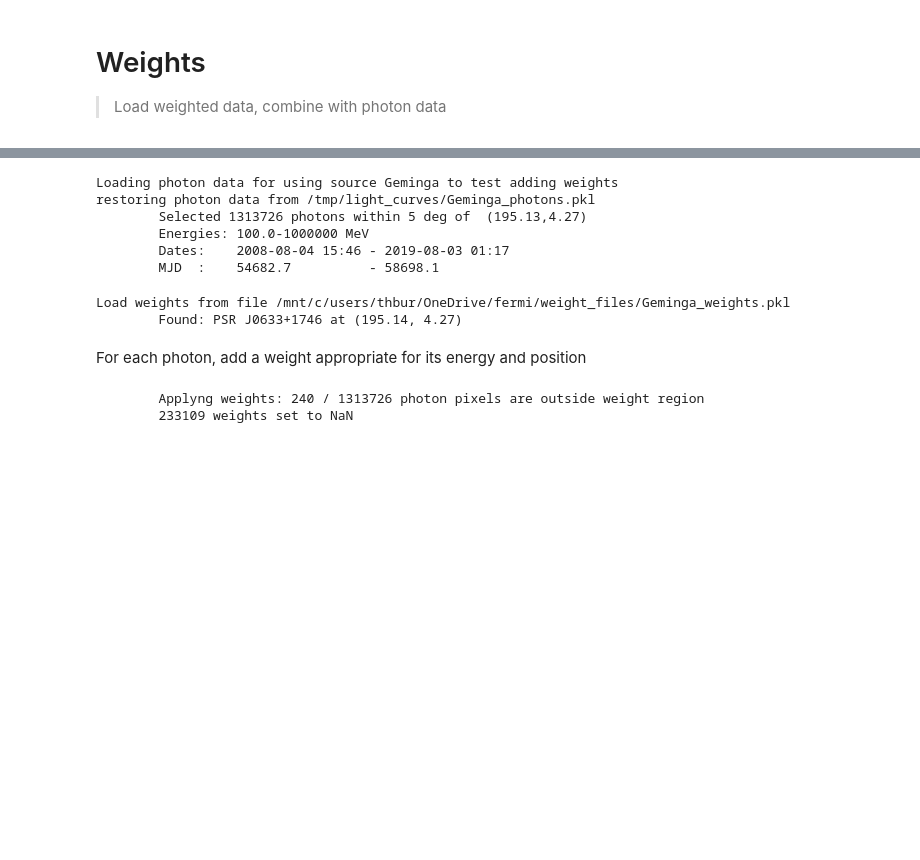
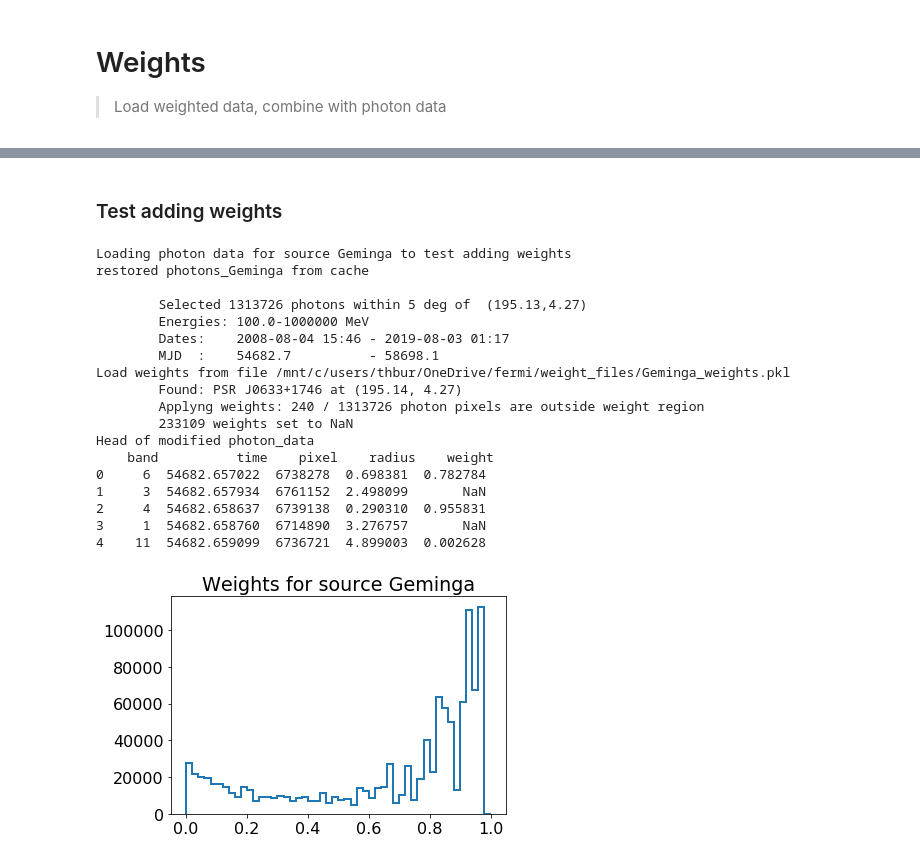
Before and after one commit to tburnett/light_curves, a Jupyter notebook: nbs/05_weights.ipynb, the cells around one changed output, grey strips where cells are left out. Cells and saved outputs as stored; diff of their text form; code cells hidden in the pictures; blank space fills up the shorter version.

Commit message:
amore cleanup, Cache improved, bb plots now

```diff
--- a/nbs/05_weights.ipynb
+++ b/nbs/05_weights.ipynb
@@ -21,0 +38,10 @@ Set up photon data for tests
+# %%
+from nbdev.showdoc import show_doc
+show_doc(check_weights)
+config = Config()
+if config.valid:
+    print('Check not found')
+    test_source = PointSource('test', (0,0))
+    check_weights(config, test_source)
+    good_source = PointSource('Geminga')
+    print(f'{good_source} Should be found: file at {check_weights(config, good_source)} ')
@@ -21,0 +139,17 @@ Set up photon data for tests
+# %%
+#export
+def add_weights(config,  photon_data, source):
+    """ add weights for the source to the photon data
+
+    - photon_data -- DataFrame with photon data
+
+    - source -- `PointSource` object
+    """
+    files = config.files
+
+    weight_file =  check_weights(config,  source)
+    if weight_file is None:
+        raise Exception(f'Weight file not found for {source}')
+
+    wts, wt_pix, nside_wt = _load_weights(config, weight_file)
+    _add_weights(config, wts, wt_pix, nside_wt, photon_data)
@@ -22,17 +169,36 @@ Set up photon data for tests
+# %% [markdown]
+### Test adding weights
 # %%
-config = Config() #mjd_range=(54682,55000 ))
-files = Files()
+config = Config()
 source = PointSource('Geminga')
 
-if files.valid:
-    print(f'Loading photon data for using source {source.name} to test adding weights')
-    photon_data = get_photon_data(config, files,  source )
+if config.valid:
+    print(f'Loading photon data for source {source.name} to test adding weights')
+    photon_data = get_photon_data(config,  source )
+    add_weights(config, photon_data, source)
+    print(f'Head of modified photon_data\n {photon_data.head()}')
+    plt.rc('font',size=16)
+    plt.hist(photon_data.weight.values, np.linspace(0,1,51), histtype='step', lw=2)
+    plt.title(f'Weights for source {source.name}')
 else:
     print('Not testing since no files.')
 # %% [output]
-Loading photon data for using source Geminga to test adding weights
-restoring photon data from /tmp/light_curves/Geminga_photons.pkl
+Loading photon data for source Geminga to test adding weights
+restored photons_Geminga from cache
+
         Selected 1313726 photons within 5 deg of  (195.13,4.27)
         Energies: 100.0-1000000 MeV
         Dates:    2008-08-04 15:46 - 2019-08-03 01:17
         MJD  :    54682.7          - 58698.1
+Load weights from file /mnt/c/users/thbur/OneDrive/fermi/weight_files/Geminga_weights.pkl
+        Found: PSR J0633+1746 at (195.14, 4.27)
+        Applyng weights: 240 / 1313726 photon pixels are outside weight region
+        233109 weights set to NaN
+Head of modified photon_data
+    band          time    pixel    radius    weight
+0     6  54682.657022  6738278  0.698381  0.782784
+1     3  54682.657934  6761152  2.498099       NaN
+2     4  54682.658637  6739138  0.290310  0.955831
+3     1  54682.658760  6714890  3.276757       NaN
+4    11  54682.659099  6736721  4.899003  0.002628
+[figure, added]
@@ -74,8 +204,0 @@ def _load_weights(filename, ):
-# %%
-if files.valid:
-    weight_file =  os.path.join(files.weights, source.name+'_weights.pkl')
-    assert os.path.exists( weight_file ), 'Failed check for weights'
-    wts, wt_pix, nside_wt = _load_weights(weight_file)
-# %% [output]
-Load weights from file /mnt/c/users/thbur/OneDrive/fermi/weight_files/Geminga_weights.pkl
-        Found: PSR J0633+1746 at (195.14, 4.27)
@@ -113,9 +204,0 @@ def _add_weights(wts, wt_pix, nside_wt, photon_data):
-# %% [markdown]
-For each photon, add a weight appropriate for its energy and position
-# %%
-if files.valid:
-    _add_weights(wts, wt_pix, nside_wt , photon_data)
-    photon_data.head()
-# %% [output]
-        Applyng weights: 240 / 1313726 photon pixels are outside weight region
-        233109 weights set to NaN
```
Also changed, not shown: parts of 15 cells of this notebook, 45 other files.
